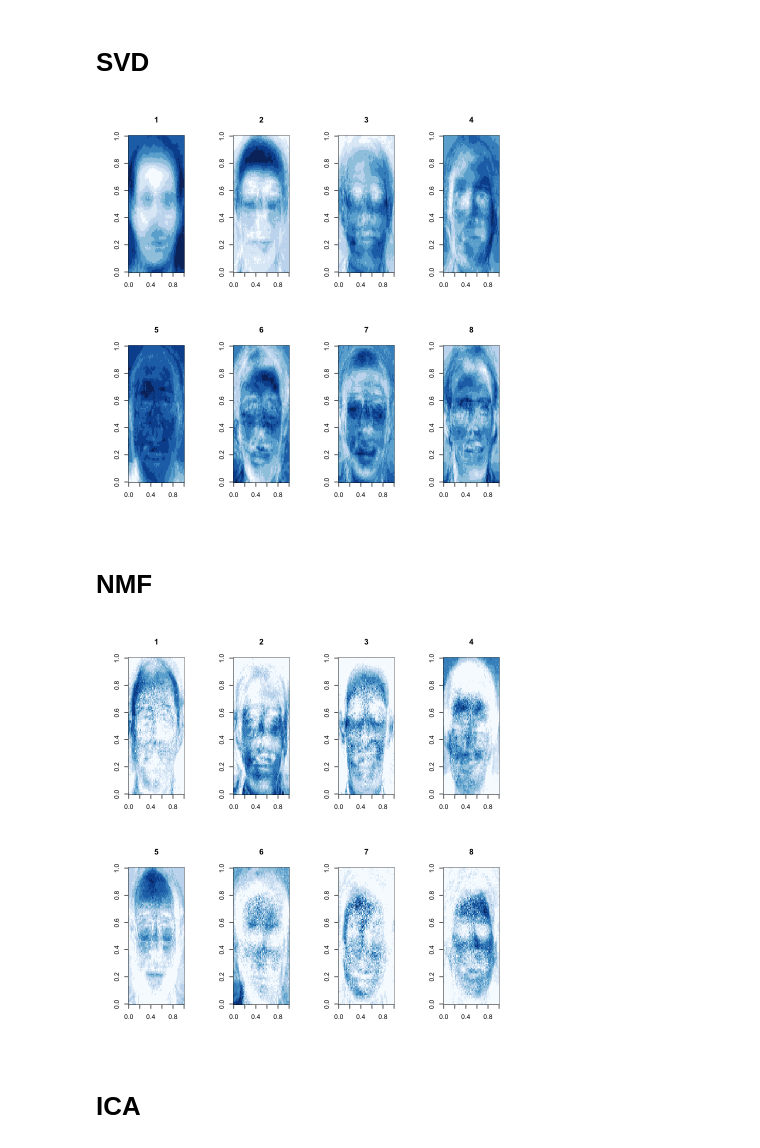
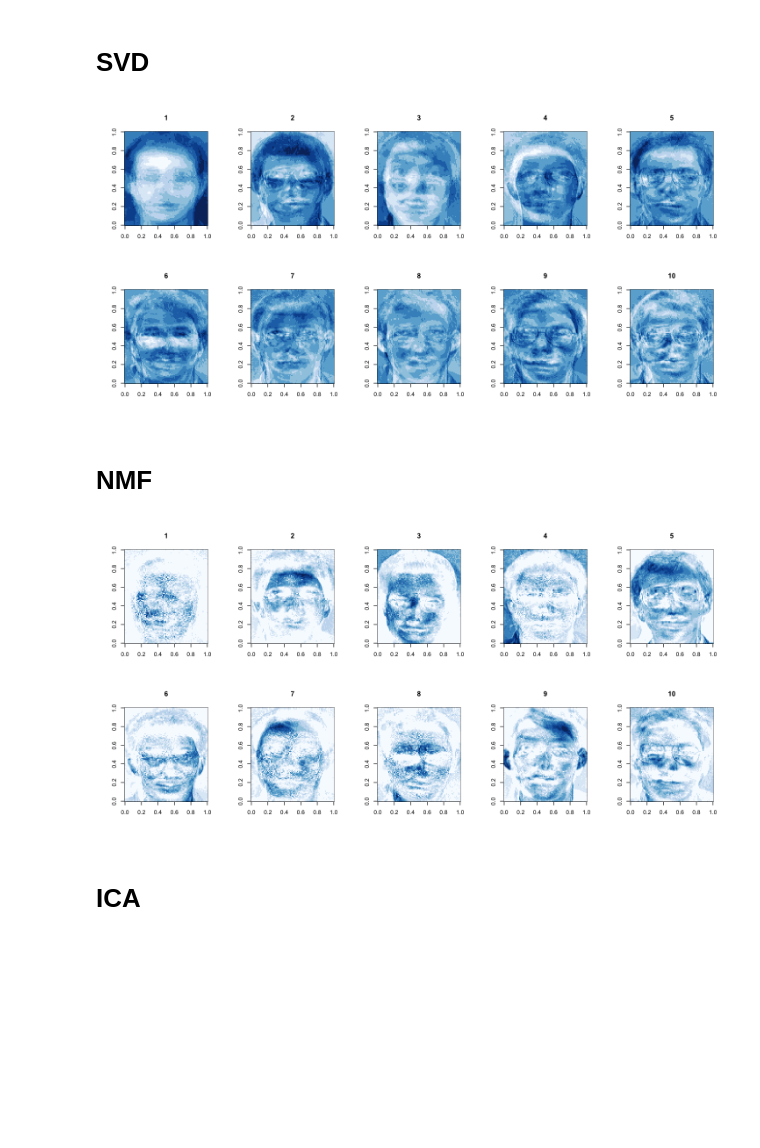
Before and after one commit to kokitsuyuzaki/ChuoUniversity2022, a Jupyter notebook: faceimages.ipynb, the cells around one changed output. Saved outputs shown, nothing was run; the diff lists cells and outputs as text; code cells hidden in the pictures; blank space fills up the shorter version.

```diff
--- a/faceimages.ipynb
+++ b/faceimages.ipynb
@@ -59,8 +62,8 @@ for(i in seq(6)){
 # %% [markdown]
 # Plot data (2nd angle)
 # %%
-layout(rbind(1:3, 4:6))
-for(i in seq(6)){
+layout(rbind(1:5, 6:10))
+for(i in seq(10)){
     image(facedata@data[,,i,2], col=colvec, main=i)
 }
 # %% [output]
@@ -68,7 +71,7 @@ for(i in seq(6)){
 # %% [markdown]
 # Use 1st Slice (matrix)
 # %%
-matdata <- cs_unfold(facedata[,,,1], m=3)@data
+matdata <- cs_unfold(facedata[,,1:10,1], m=3)@data
 # %% [markdown]
 # Average Face
 # %%
@@ -82,8 +87,8 @@ image(average_face, col=colvec, main="Average Face")
 # %%
 res_pca <- prcomp(t(matdata), center=TRUE, scale=FALSE)
 
-layout(rbind(1:4, 5:8))
-for(i in seq(8)){
+layout(rbind(1:5, 6:10))
+for(i in seq(10)){
     score_pca <- as.matrix(res_pca$rotation[,i])
     dim(score_pca) <- c(92, 112)
     image(score_pca, col=colvec, main=i)
@@ -95,27 +100,27 @@ for(i in seq(8)){
 # %%
 res_svd <- svd(matdata)
 
-layout(rbind(1:4, 5:8))
-for(i in seq(8)){
+layout(rbind(1:5, 6:10))
+for(i in seq(10)){
     score_svd <- as.matrix(res_svd$u[,i])
     dim(score_svd) <- c(92, 112)
     image(score_svd, col=colvec, main=i)
 }
 # %% [output]
-[figure, old version]
+[figure, new version]
 # %% [markdown]
 # NMF
 # %%
-res_nmf <- NMF(matdata,  J=8)
+res_nmf <- NMF(matdata,  J=10)
 
-layout(rbind(1:4, 5:8))
-for(i in seq(8)){
+layout(rbind(1:5, 6:10))
+for(i in seq(10)){
     score_nmf <- res_nmf$U[,i]
     dim(score_nmf) <- c(92, 112)
     image(score_nmf, col=colvec, main=i)
 }
 # %% [output]
-[figure, old version]
+[figure, new version]
 # %% [markdown]
 # ICA
 # %%
```
Also changed, not shown: parts of 11 cells of this notebook, 3 other files.
